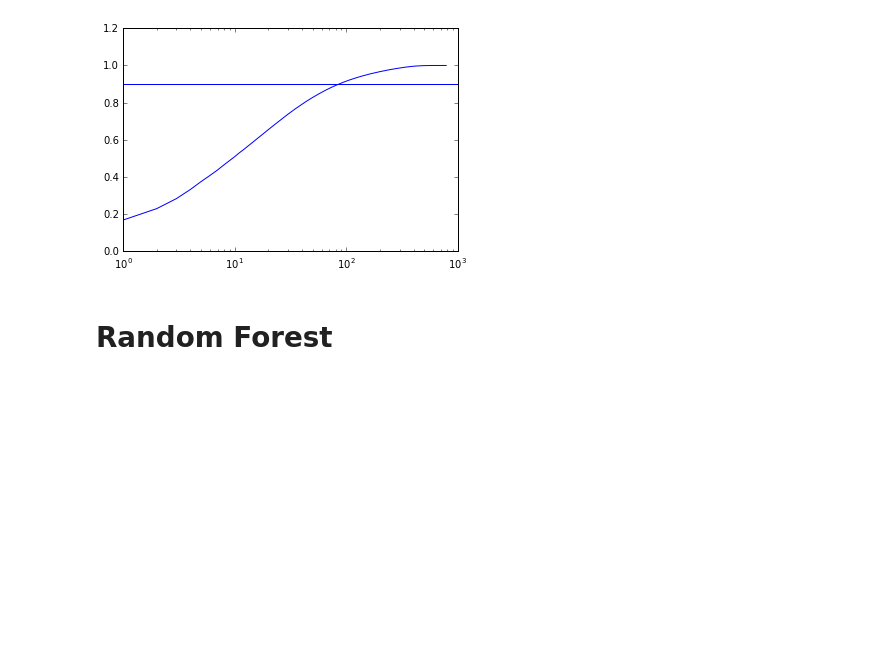
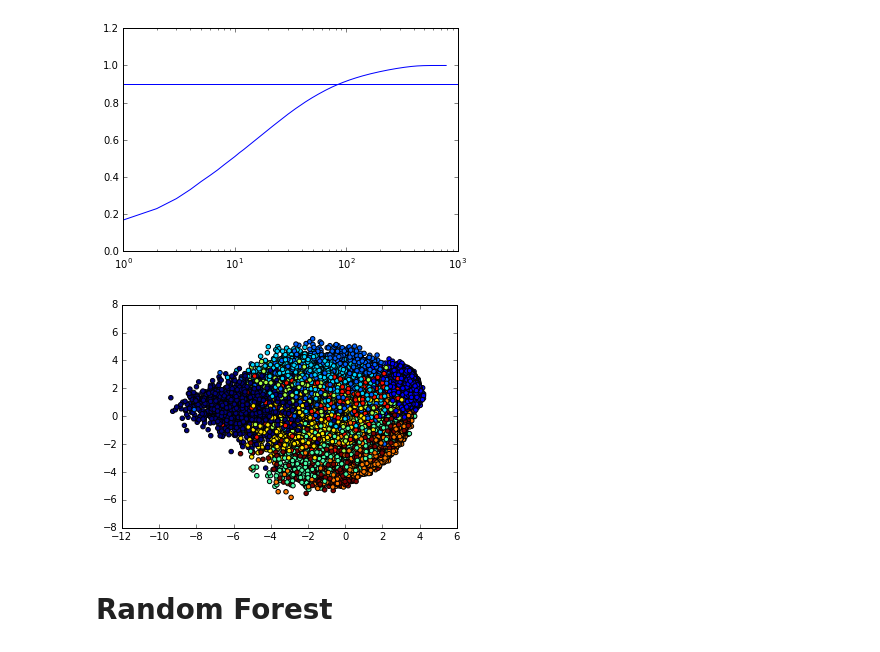
Before and after one commit to eigenein/kaggle, a Jupyter notebook: digit-recognizer/digit-recognizer.ipynb, the cells around one changed output. Saved outputs shown, nothing was run; the diff lists cells and outputs as text; code cells hidden in the pictures; blank space fills up the shorter version.

```diff
--- a/digit-recognizer/digit-recognizer.ipynb
+++ b/digit-recognizer/digit-recognizer.ipynb
@@ -14,7 +15,7 @@ from matplotlib import pyplot
 %matplotlib inline
 # %%
 train_data = pandas.read_csv("train.csv.gz").values
-X, y = train_data[:, 1:], train_data[:, 0]
+X, y = train_data[:, 1:] / 255.0, train_data[:, 0]
 print("X:", X.shape)
 print("y:", y.shape)
 # %% [output]
@@ -37,7 +38,12 @@ pyplot.show()
 # %% [output]
 [figure]
 # %%
-X_transformed = pca.transform(X)
+X_pca = pca.transform(X)
+# %%
+pyplot.scatter(X_pca[:, 0], X_pca[:, 1], c=y)
+pyplot.show()
+# %% [output]
+[figure, added]
 # %% [markdown]
 # Random Forest
 # %%
```
Also changed, not shown: parts of 12 cells of this notebook, 1 other file.
